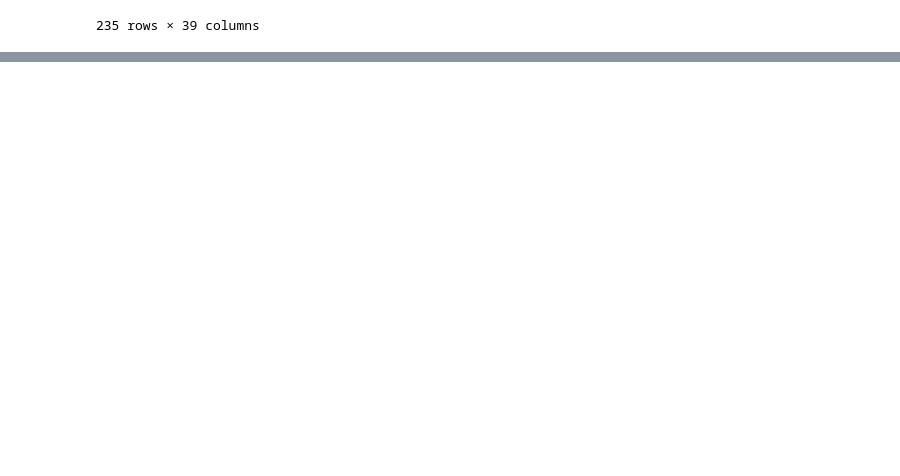
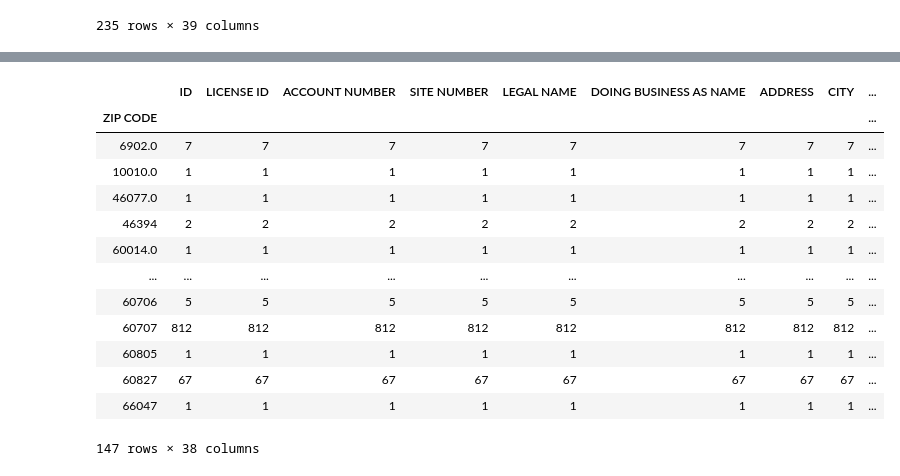
Before and after one commit to Lei-Gu/ETL-Project, a Jupyter notebook: Question.ipynb, the cells around one changed output, grey strips where cells are left out. Saved outputs shown, nothing was run; the diff lists cells and outputs as text; code cells hidden in the pictures; blank space fills up the shorter version.

```diff
--- a/Question.ipynb
+++ b/Question.ipynb
@@ -276,0 +328,18 @@ license_df.groupby([license_df["APPLICATION CREATED DATE"].dt.year, license_df["
+# %%
+zip_code = zipcode_chicago.groupby([zipcode_chicago["ZIP CODE"]]).count()
+zip_code
+# %% [output]
+|  | ID | LICENSE ID | ACCOUNT NUMBER | SITE NUMBER | LEGAL NAME | DOING BUSINESS AS NAME | ADDRESS | CITY | ... |
+| ZIP CODE |  |  |  |  |  |  |  |  | ... |
+| 6902.0 | 7 | 7 | 7 | 7 | 7 | 7 | 7 | 7 | ... |
+| 10010.0 | 1 | 1 | 1 | 1 | 1 | 1 | 1 | 1 | ... |
+| 46077.0 | 1 | 1 | 1 | 1 | 1 | 1 | 1 | 1 | ... |
+| 46394 | 2 | 2 | 2 | 2 | 2 | 2 | 2 | 2 | ... |
+| 60014.0 | 1 | 1 | 1 | 1 | 1 | 1 | 1 | 1 | ... |
+| ... | ... | ... | ... | ... | ... | ... | ... | ... | ... |
+| 60706 | 5 | 5 | 5 | 5 | 5 | 5 | 5 | 5 | ... |
+| 60707 | 812 | 812 | 812 | 812 | 812 | 812 | 812 | 812 | ... |
+| 60805 | 1 | 1 | 1 | 1 | 1 | 1 | 1 | 1 | ... |
+| 60827 | 67 | 67 | 67 | 67 | 67 | 67 | 67 | 67 | ... |
+| 66047 | 1 | 1 | 1 | 1 | 1 | 1 | 1 | 1 | ... |
+147 rows × 38 columns
```
Also changed, not shown: parts of 9 cells of this notebook.
